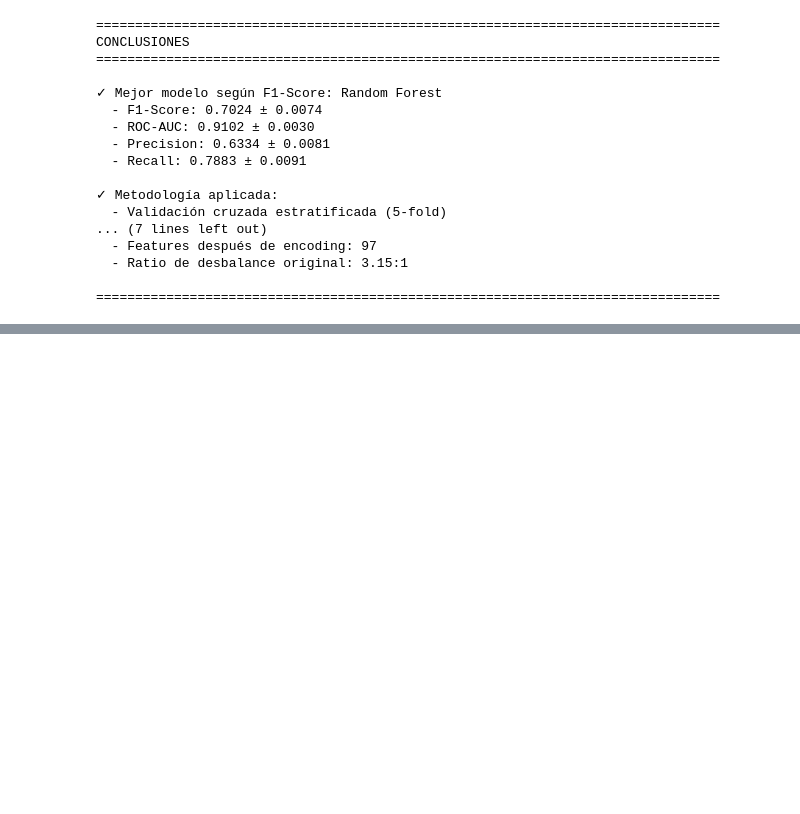
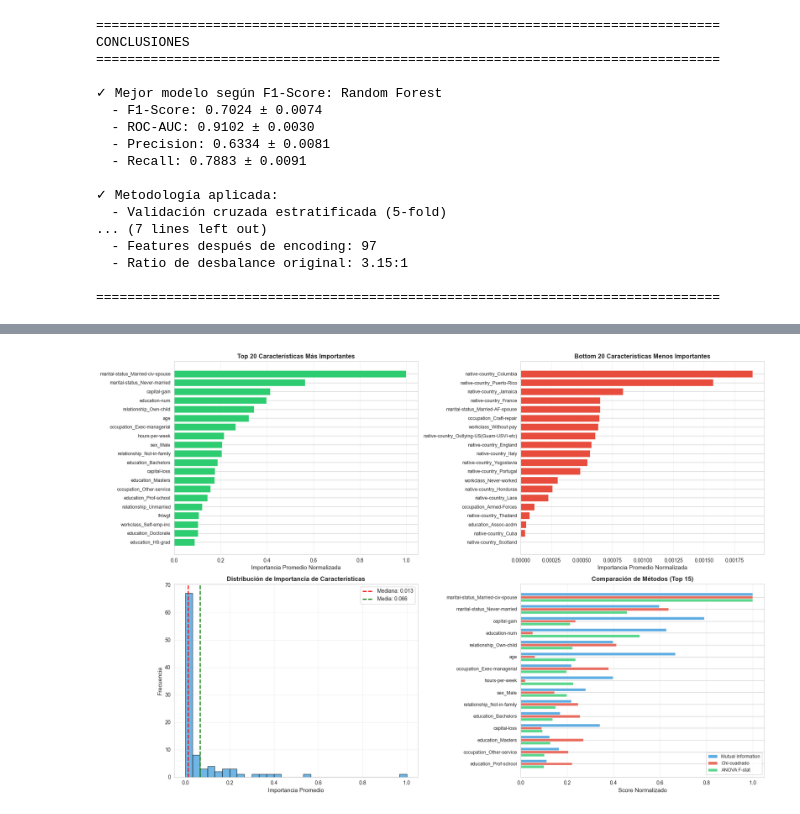
Before and after one commit to wil101/Proyecto_Final_Modelos_II, a Jupyter notebook: entrenamiento_evaluacion_modelos.ipynb, the cells around one changed output, grey strips where cells are left out. Saved outputs shown, nothing was run; the diff lists cells and outputs as text; code cells hidden in the pictures; blank space fills up the shorter version.

```diff
--- a/entrenamiento_evaluacion_modelos.ipynb
+++ b/entrenamiento_evaluacion_modelos.ipynb
@@ -97,6 +98,8 @@ Librerías importadas correctamente
 # %% [markdown]
 ## 2. Carga del Dataset Adult UCI
 # %%
+import requests
+from io import StringIO
 # Definir nombres de columnas según la documentación del dataset
 column_names = ['age', 'workclass', 'fnlwgt', 'education', 'education-num',
                 'marital-status', 'occupation', 'relationship', 'race', 'sex',
@@ -104,7 +107,11 @@ column_names = ['age', 'workclass', 'fnlwgt', 'education', 'education-num',
 
 # Cargar dataset de entrenamiento
 url_train = 'https://archive.ics.uci.edu/ml/machine-learning-databases/adult/adult.data'
-df = pd.read_csv(url_train, names=column_names, skipinitialspace=True)
+
+# Descargar ignorando el certificado
+response = requests.get(url_train, verify=False)
+
+df = pd.read_csv(StringIO(response.text), names=column_names, skipinitialspace=True)
 
 print(f"Dimensiones del dataset: {df.shape}")
 print(f"\nPrimeras filas:")
@@ -1150,0 +1344,73 @@ CONCLUSIONES
+# %%
+# Visualización de la importancia de características
+
+fig, axes = plt.subplots(2, 2, figsize=(18, 12))
+
+# 1. Top 20 características por importancia promedio
+top_20 = feature_importance_sorted.head(20)
+axes[0, 0].barh(range(len(top_20)), top_20['Average_Importance'], color='#2ecc71')
+axes[0, 0].set_yticks(range(len(top_20)))
+axes[0, 0].set_yticklabels(top_20['Feature'], fontsize=9)
+axes[0, 0].set_xlabel('Importancia Promedio Normalizada', fontsize=11)
+axes[0, 0].set_title('Top 20 Características Más Importantes', fontsize=12, fontweight='bold')
+axes[0, 0].invert_yaxis()
+axes[0, 0].grid(axis='x', alpha=0.3)
+
+# 2. Bottom 20 características
+bottom_20 = feature_importance_sorted.tail(20)
+axes[0, 1].barh(range(len(bottom_20)), bottom_20['Average_Importance'], color='#e74c3c')
+axes[0, 1].set_yticks(range(len(bottom_20)))
+axes[0, 1].set_yticklabels(bottom_20['Feature'], fontsize=9)
+axes[0, 1].set_xlabel('Importancia Promedio Normalizada', fontsize=11)
+axes[0, 1].set_title('Bottom 20 Características Menos Importantes', fontsize=12, fontweight='bold')
+axes[0, 1].invert_yaxis()
+axes[0, 1].grid(axis='x', alpha=0.3)
+
+# 3. Distribución de importancias
+axes[1, 0].hist(feature_importance['Average_Importance'], bins=30, color='#3498db', edgecolor='black', alpha=0.7)
+axes[1, 0].axvline(feature_importance['Average_Importance'].median(), color='red',
+                   linestyle='--', linewidth=2, label=f'Mediana: {feature_importance["Average_Importance"].median():.3f}')
+axes[1, 0].axvline(feature_importance['Average_Importance'].mean(), color='green',
+                   linestyle='--', linewidth=2, label=f'Media: {feature_importance["Average_Importance"].mean():.3f}')
+axes[1, 0].set_xlabel('Importancia Promedio', fontsize=11)
+axes[1, 0].set_ylabel('Frecuencia', fontsize=11)
+axes[1, 0].set_title('Distribución de Importancia de Características', fontsize=12, fontweight='bold')
+axes[1, 0].legend()
+axes[1, 0].grid(alpha=0.3)
+
+# 4. Comparación de métodos (top 15 características)
+top_15 = feature_importance_sorted.head(15)
+x_pos = np.arange(len(top_15))
+width = 0.25
+
+axes[1, 1].barh(x_pos - width, top_15['MI_Normalized'], width, label='Mutual Information', color='#3498db', alpha=0.8)
+axes[1, 1].barh(x_pos, top_15['Chi2_Normalized'], width, label='Chi-cuadrado', color='#e74c3c', alpha=0.8)
+axes[1, 1].barh(x_pos + width, top_15['ANOVA_Normalized'], width, label='ANOVA F-stat', color='#2ecc71', alpha=0.8)
+
+axes[1, 1].set_yticks(x_pos)
+axes[1, 1].set_yticklabels(top_15['Feature'], fontsize=9)
+axes[1, 1].set_xlabel('Score Normalizado', fontsize=11)
+axes[1, 1].set_title('Comparación de Métodos (Top 15)', fontsize=12, fontweight='bold')
+axes[1, 1].legend(fontsize=9)
+axes[1, 1].invert_yaxis()
+axes[1, 1].grid(axis='x', alpha=0.3)
+
+plt.tight_layout()
+plt.show()
+
+# Identificar características candidatas a eliminación
+# Umbral: características con importancia promedio < percentil 25
+threshold = feature_importance['Average_Importance'].quantile(0.25)
+low_importance_features = feature_importance[feature_importance['Average_Importance'] < threshold]
+
+print(f"\n{'='*80}")
+print(f"CANDIDATAS A ELIMINACIÓN (importancia < percentil 25 = {threshold:.3f}):")
+print(f"{'='*80}")
+print(f"Total: {len(low_importance_features)} características de {len(X.columns)}")
+print(f"\nCaracterísticas con baja relevancia:")
+for idx, row in low_importance_features.sort_values('Average_Importance').iterrows():
+    print(f"  • {row['Feature']}: {row['Average_Importance']:.4f}")
+
+print(f"\n{'='*80}")
+# %% [output]
+[figure, added]
```
Also changed, not shown: parts of 24 cells of this notebook, 1 other file.
